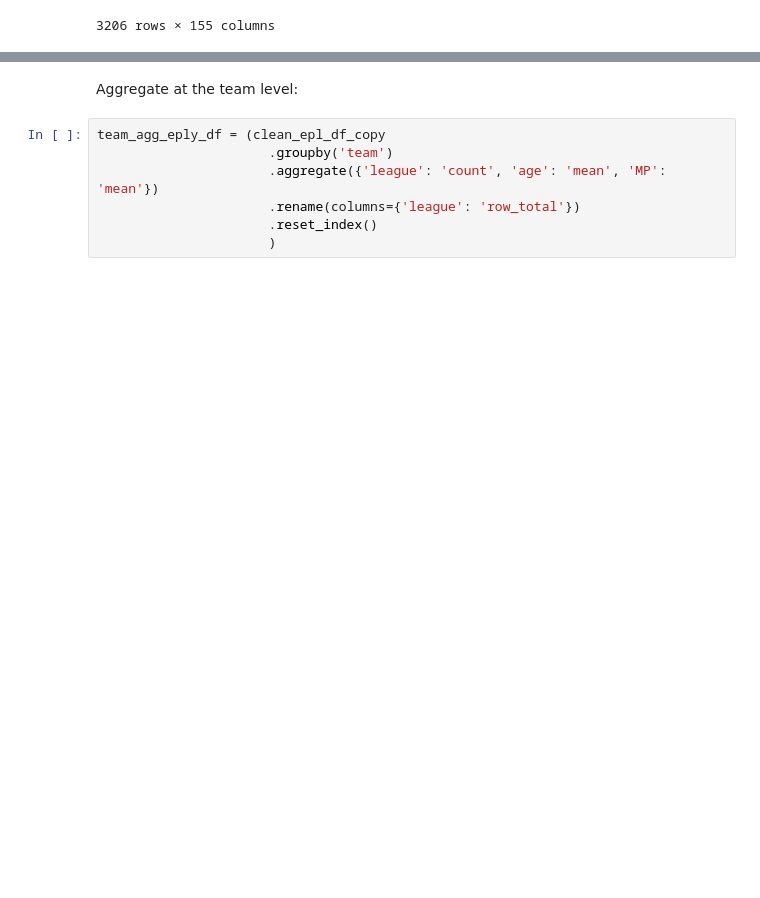
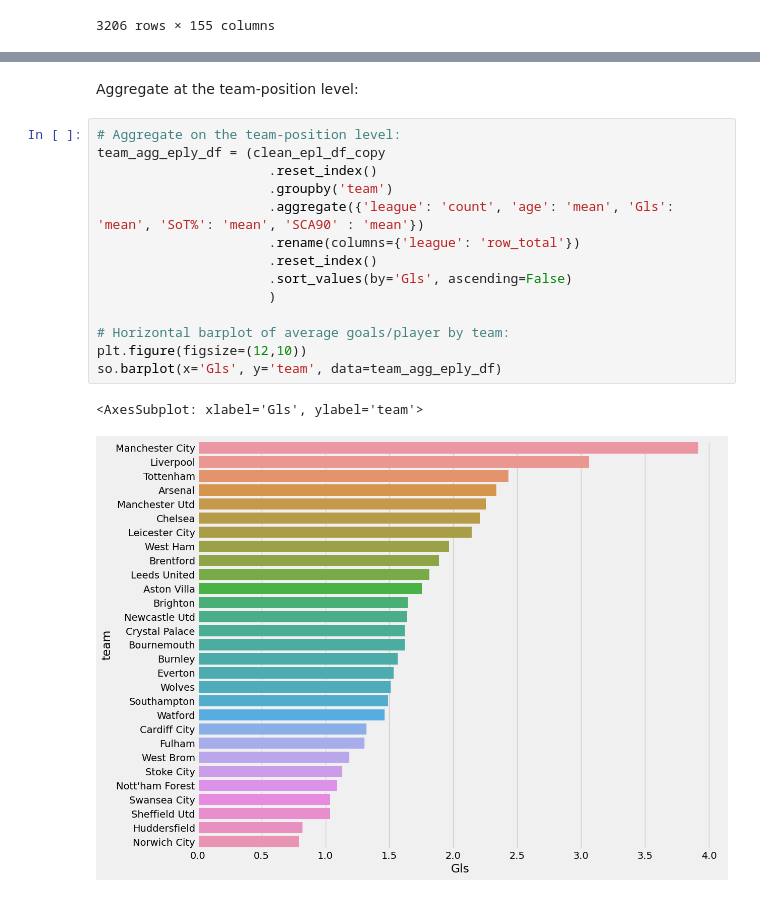
Before and after one commit to cmartins2001/player-valuation-model, a Jupyter notebook: cleaning_merged_data.ipynb, the cells around one changed output, grey strips where cells are left out. Cells and saved outputs as stored; diff of their text form; blank space fills up the shorter version.

```diff
--- a/cleaning_merged_data.ipynb
+++ b/cleaning_merged_data.ipynb
@@ -145,9 +129,19 @@ Text(0, 0.5, 'Number of Players')
 # %% [markdown]
-Aggregate at the team level:
+Aggregate at the team-position level:
-# %%
-team_agg_eply_df = (clean_epl_df_copy
-                      .groupby('team')
-                      .aggregate({'league': 'count', 'age': 'mean', 'MP': 'mean'})
-                      .rename(columns={'league': 'row_total'})
-                      .reset_index()
-                      )
+# %%
+# Aggregate on the team-position level:
+team_agg_eply_df = (clean_epl_df_copy
+                      .reset_index()
+                      .groupby('team')
+                      .aggregate({'league': 'count', 'age': 'mean', 'Gls': 'mean', 'SoT%': 'mean', 'SCA90' : 'mean'})
+                      .rename(columns={'league': 'row_total'})
+                      .reset_index()
+                      .sort_values(by='Gls', ascending=False)
+                      )
+
+# Horizontal barplot of average goals/player by team:
+plt.figure(figsize=(12,10))
+so.barplot(x='Gls', y='team', data=team_agg_eply_df)
+# %% [output]
+<AxesSubplot: xlabel='Gls', ylabel='team'>
+[figure, added]
```
Also changed, not shown: parts of 12 cells of this notebook, 1 other file.
